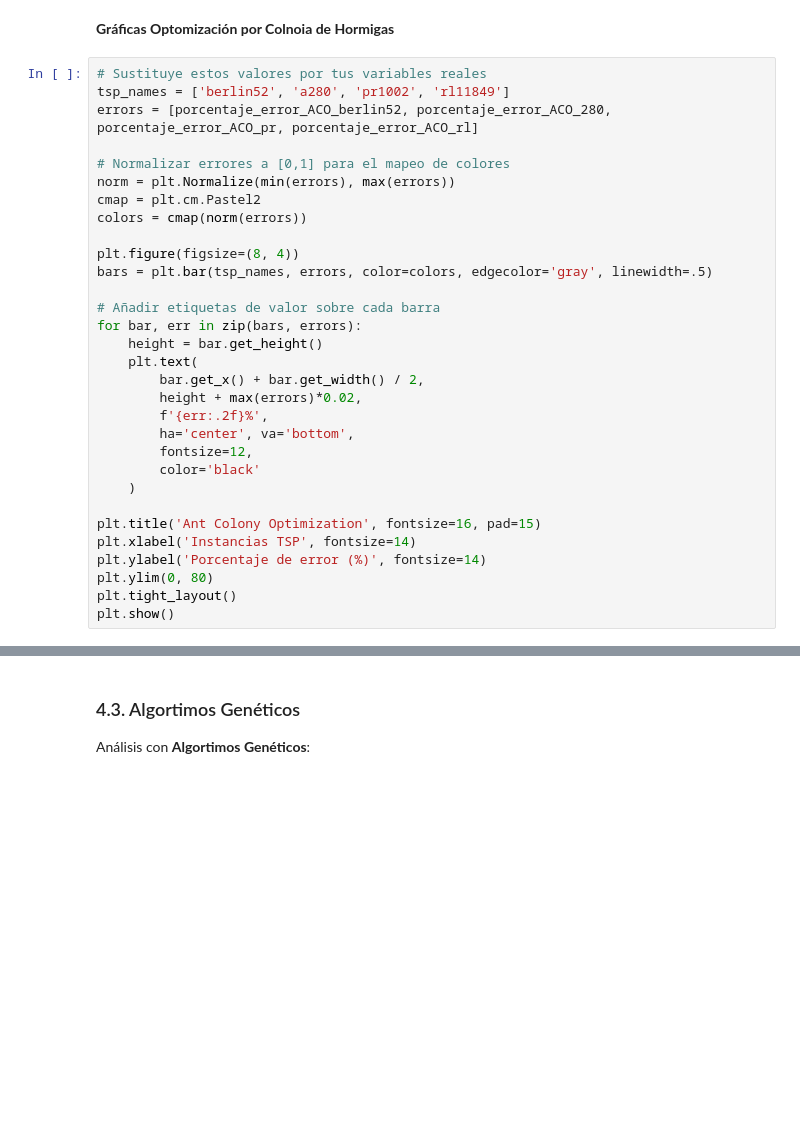
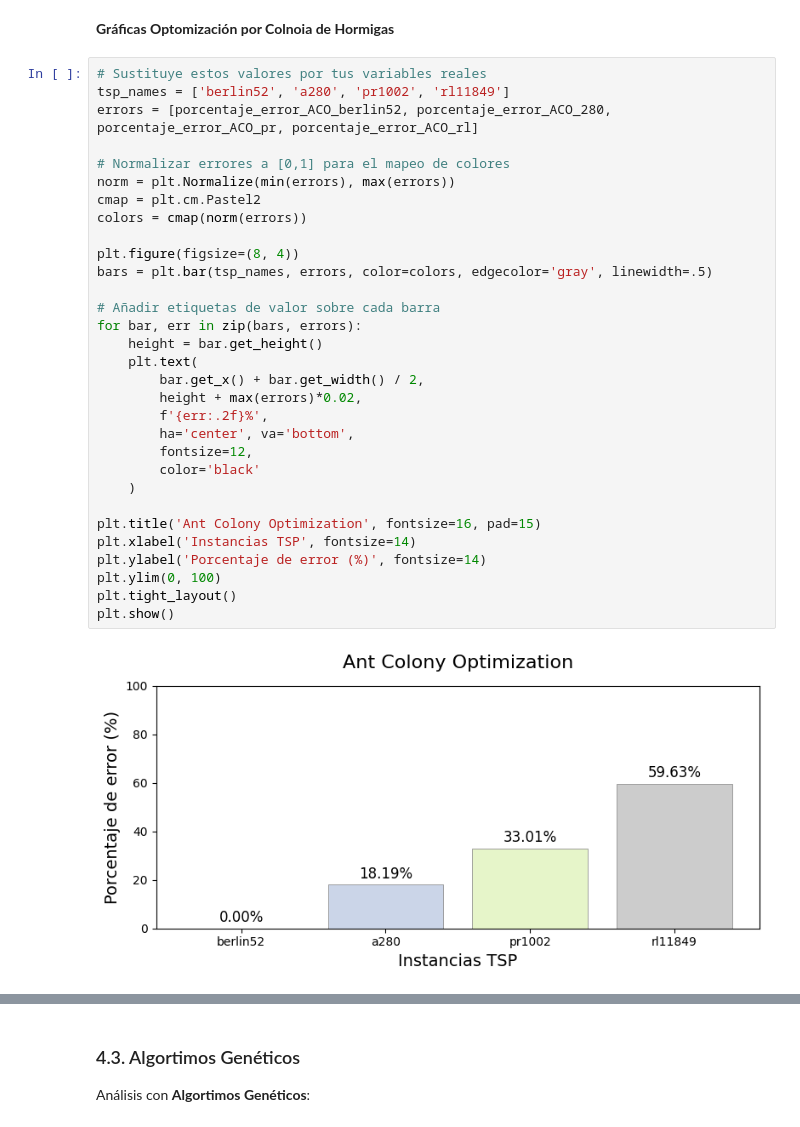
Before and after one commit to PabloMendieta03/TSP_Classical_Solutions, a Jupyter notebook: classical_solution.ipynb, the cells around one changed output, grey strips where cells are left out. Saved outputs shown, nothing was run; the diff lists cells and outputs as text; blank space fills up the shorter version.

```diff
--- a/classical_solution.ipynb
+++ b/classical_solution.ipynb
@@ -761,31 +782,33 @@ print(f"Error porcentual respecto al óptimo: {porcentaje_error_ACO_rl:.2f}%")
 # %%
 # Sustituye estos valores por tus variables reales
 tsp_names = ['berlin52', 'a280', 'pr1002', 'rl11849']
 errors = [porcentaje_error_ACO_berlin52, porcentaje_error_ACO_280, porcentaje_error_ACO_pr, porcentaje_error_ACO_rl]
 
 # Normalizar errores a [0,1] para el mapeo de colores
 norm = plt.Normalize(min(errors), max(errors))
 cmap = plt.cm.Pastel2
 colors = cmap(norm(errors))
 
 plt.figure(figsize=(8, 4))
 bars = plt.bar(tsp_names, errors, color=colors, edgecolor='gray', linewidth=.5)
 
 # Añadir etiquetas de valor sobre cada barra
 for bar, err in zip(bars, errors):
     height = bar.get_height()
     plt.text(
         bar.get_x() + bar.get_width() / 2,
         height + max(errors)*0.02,
         f'{err:.2f}%',
         ha='center', va='bottom',
         fontsize=12,
         color='black'
     )
 
 plt.title('Ant Colony Optimization', fontsize=16, pad=15)
 plt.xlabel('Instancias TSP', fontsize=14)
 plt.ylabel('Porcentaje de error (%)', fontsize=14)
-plt.ylim(0, 80)
+plt.ylim(0, 100)
 plt.tight_layout()
 plt.show()
+# %% [output]
+[figure, added]
```
Also changed, not shown: parts of 16 cells of this notebook, 2 other files.
